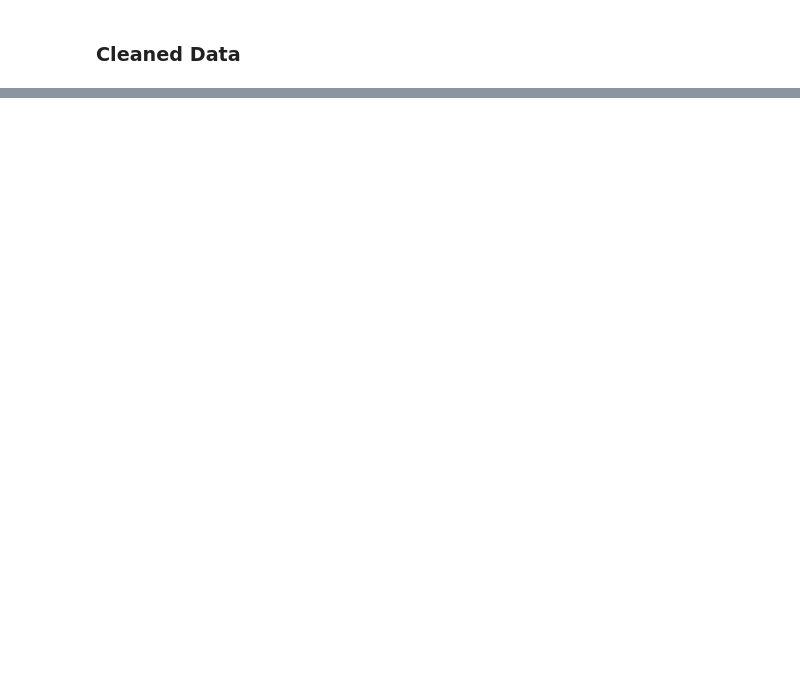
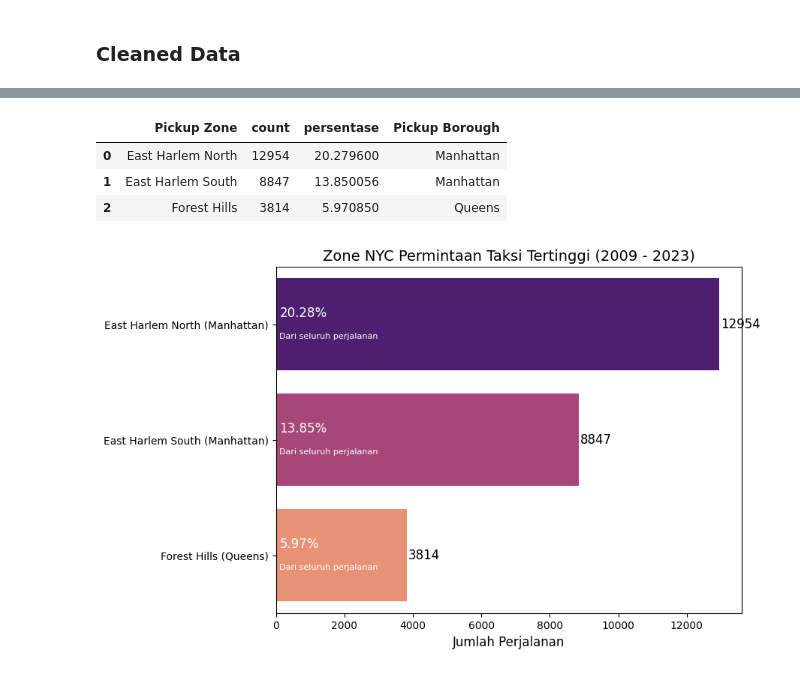
Before and after one commit to Meowstronot/New-York-City-TLC-Trip-Analyst, a Jupyter notebook: New York City TLC Trip.ipynb, the cells around one changed output, grey strips where cells are left out. Cells and saved outputs as stored; diff of their text form; code cells hidden in the pictures; blank space fills up the shorter version.

```diff
--- a/New York City TLC Trip.ipynb
+++ b/New York City TLC Trip.ipynb
@@ -435,0 +500,48 @@ NewDesc
+# %%
+top_pickup_zones = df["Pickup Zone"].value_counts()
+
+df_top_zones = (top_pickup_zones.head(3) # <--- ubah jumlah zone yg ingin ditampilkan disini
+                .to_frame(name="count")
+                .assign(persentase=lambda x: (x["count"] / df.shape[0]) * 100)
+                .reset_index())
+
+df_top_zones = df_top_zones.merge(
+    df[["Pickup Zone", "Pickup Borough"]].drop_duplicates(),
+    on="Pickup Zone", how="left"
+)
+
+df_top_zones
+# %% [output]
+|  | Pickup Zone | count | persentase | Pickup Borough |
+| 0 | East Harlem North | 12954 | 20.279600 | Manhattan |
+| 1 | East Harlem South | 8847 | 13.850056 | Manhattan |
+| 2 | Forest Hills | 3814 | 5.970850 | Queens |
+# %%
+df_top_zones["Zone (Borough)"] = df_top_zones["Pickup Zone"].astype(str) + " (" + df_top_zones["Pickup Borough"] + ")"
+
+# Membuat visualisasi
+plt.figure(figsize=(8, 6))
+ax = sns.barplot(x=df_top_zones["count"], y=df_top_zones["Zone (Borough)"], hue=df_top_zones["Zone (Borough)"], palette="magma", legend=False)
+
+# Menambahkan label perjalanan
+for index, value in enumerate(df_top_zones["count"]):
+    plt.text(value + 50, index, str(value), color="black", va="center", fontsize=12)
+
+# Menambahkan label persentase
+for index, value in enumerate(df_top_zones["persentase"]):
+    plt.text(100, index-0.1, f"{value:.2f}%", color="white", va="center", fontsize=12)
+
+# Menambahkan label persentase
+for index, value in enumerate(df_top_zones["persentase"]):
+    plt.text(100, index+0.1, "Dari seluruh perjalanan", color="white", va="center", fontsize=8)
+
+
+# Menambahkan judul dan label
+plt.title("Zone NYC Permintaan Taksi Tertinggi (2009 - 2023)", fontsize=14)
+plt.xlabel("Jumlah Perjalanan", fontsize=12)
+plt.ylabel("")
+
+# Menampilkan plot
+plt.show()
+# %% [output]
+[figure, added]
```
Also changed, not shown: parts of 27 cells of this notebook, 1 other file.
